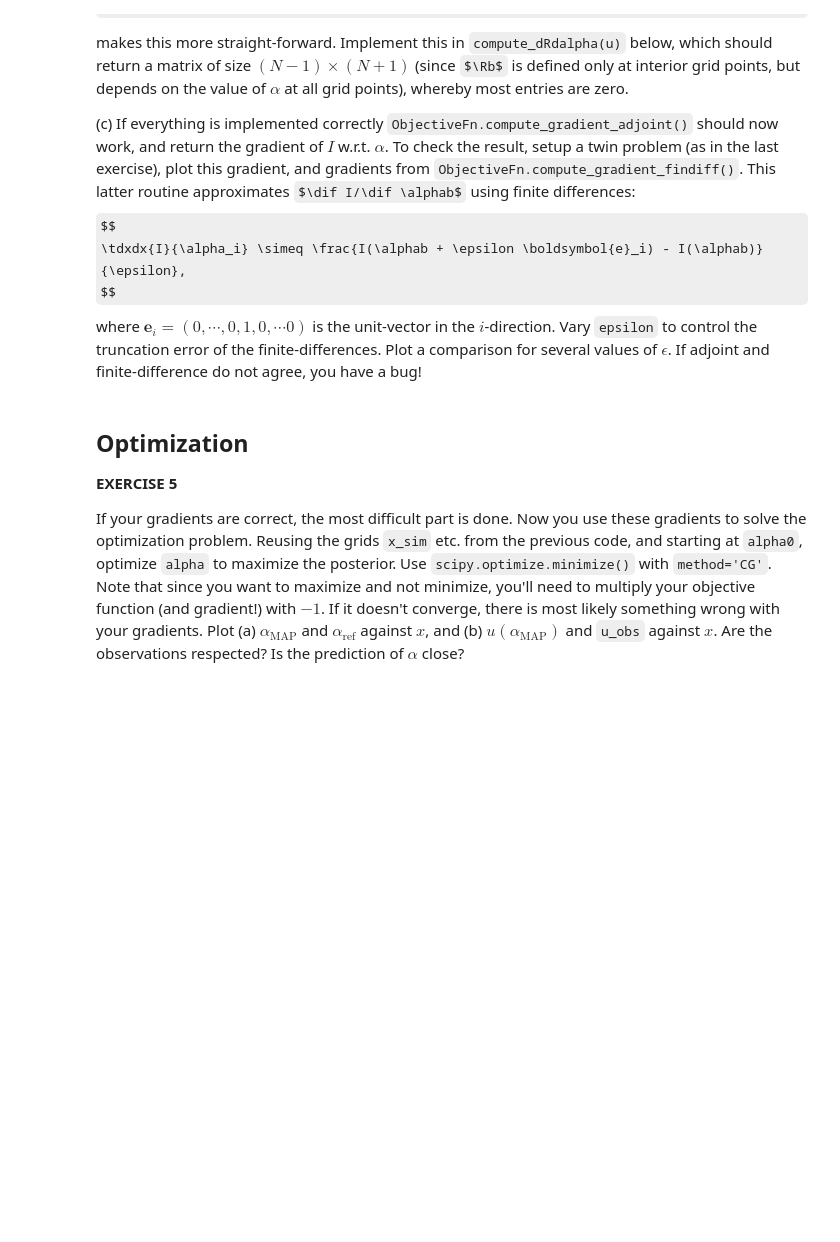
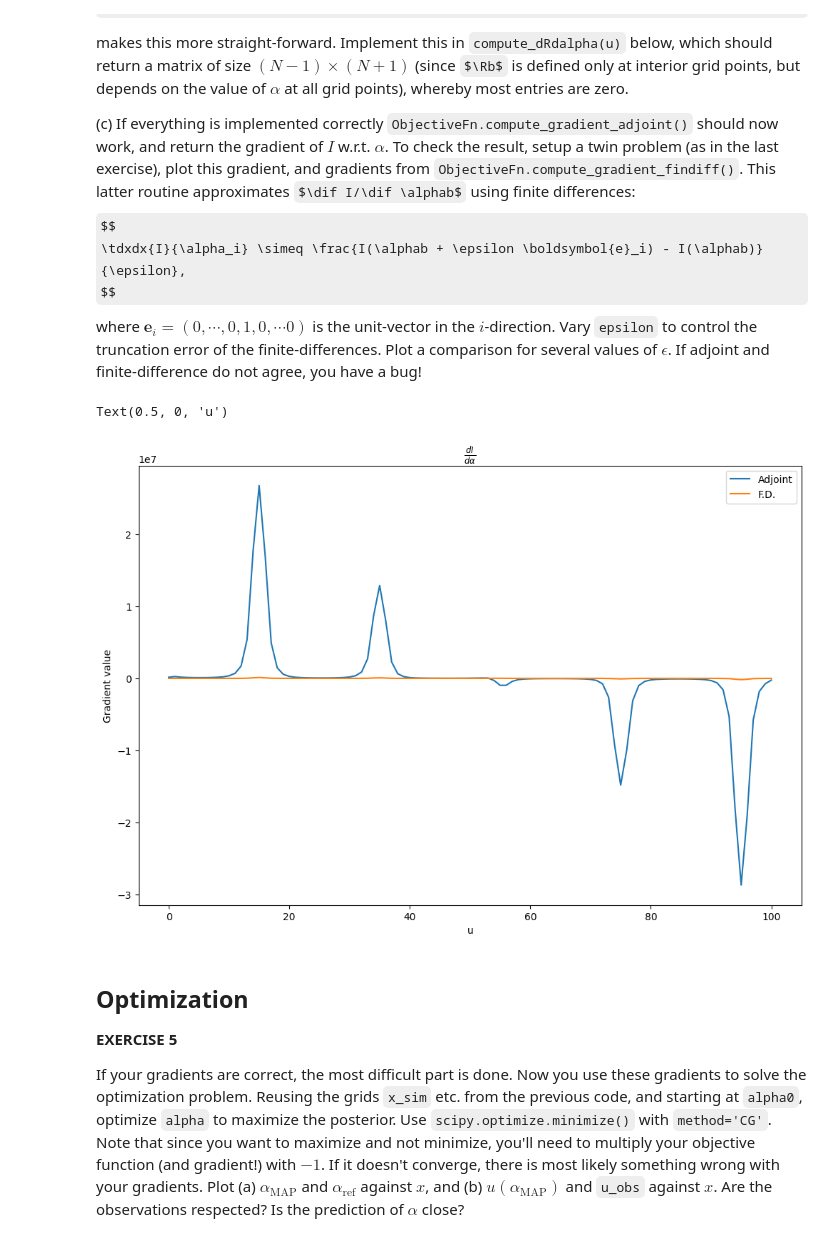
Before and after one commit to msahirs/CFD_IV, a Jupyter notebook: Tutorial4.ipynb, the cells around one changed output. Drawn from its saved outputs; the diff is of its cells as text; code cells hidden in the pictures; some formulas as TeX source; blank space fills up the shorter version.

Commit message:
implemented gradients (still need to debug)

```diff
--- a/Tutorial4.ipynb
+++ b/Tutorial4.ipynb
@@ -542,3 +582,73 @@ def compute_dRdalpha(u):
+# %%
+def solve_poisson_adjoint(alpha, dIdu):
+    """Solve adjoint Poisson problem with specified conditions."""
+    dIdu[0], dIdu[-1] = 0., 0.          # Due to Dirichlet BCs in primal solve
+    At = poisson_matrix(alpha).T
+    psi = linalg.spsolve(At, dIdu)
+    psi[0] = psi[-1] = 0.
+    return psi
+
+def compute_dRdalpha(u):
+    dRdalpha = np.zeros((len(u), len(u)))
+    h = 1./(len(u)-2)
+
+    for i in range(1, len(dRdalpha[0])-1):
+        for j in range(len(dRdalpha[1])):
+            # print(f'i = {i}, j = {j}')
+            if i == j:
+                dRdalpha[i, j] = 1/(4*h*h)*(u[i+1]-2*u[i]+u[i-1])
+            elif i+1 == j:
+                dRdalpha[i, j] = 1/(4*h*h)*(u[i+1]-u[i])
+            elif i-1 == j:
+                dRdalpha[i, j] = 1/(4*h*h)*(u[i-1]-u[i])
+    return dRdalpha
+
+### Setup twin problem
+def alpha_sin(x, amplitude, frequency):
+    return amplitude*np.sin(2*frequency*np.pi*x) + .6
+
+# Reference grid, observation locations and simulation grid respectively
+x_ref = np.linspace(0,1,10001)
+x_obs = np.linspace(0,1,40)
+x_sim = np.linspace(0,1,101)
+
+# Reference solution sampled at the observation points
+# This defines our reference for alpha with amplitude=0.55, frequency=5.
+alpha_ref = alpha_sin(x_ref, amplitude=0.55, frequency=5.)
+alpha_sim = alpha_sin(x_sim, amplitude=0.55, frequency=5.)
+u_ref = solve_poisson(alpha_ref, 0., U0, U1)
+u_obs = np.interp(x_obs, x_ref, u_ref, left=U0, right=U1)
+noise = 0.001
+
+# Lognormal Prior - feel free to change these and see the effect
+# mu_0, sigma_0, l = 0.5, 1., .01
+# mu_0, sigma_0, l = 0.5, 3., 1
+mu_0, sigma_0, l = 0, 1, 0.2
+
+mu_prior = mu_0*np.ones(x_sim.shape[0])
+P = sigma_0**2 * covariancefn_matern_12(x_sim, l)
+prior = multivariate_lognormal(mu_prior, P)
+
+# Initialize your objective function with the above data
+# objfn = ObjectiveFn(x_ref, 0., U0, U1, x_obs, u_obs, noise, prior)
+objfn = ObjectiveFn(x_sim, 0., U0, U1, x_obs, u_obs, noise, prior)
+
+### Evaluate adjoint/finite-difference gradients
+# dIdalpha_adjoint = objfn.compute_gradient_adjoint(alpha = alpha_ref)
+# dIdalpha_finite_diff = objfn.compute_gradient_findiff(alpha = alpha_ref, epsilon=1.e-5)
+dIdalpha_adjoint = objfn.compute_gradient_adjoint(alpha = alpha_sim)
+dIdalpha_finite_diff = objfn.compute_gradient_findiff(alpha = alpha_sim, epsilon=1.e-5)
+
+### Plot and compare
+plt.figure(figsize=(12,8))
+plt.plot(dIdalpha_adjoint, label ='Adjoint')
+plt.plot(dIdalpha_finite_diff, label ='F.D.')
+plt.legend()
+plt.title(r'$\frac{dI}{d \alpha}$')
+plt.ylabel('Gradient value'); plt.xlabel('u')
+# %% [output]
+Text(0.5, 0, 'u')
+[figure, added]
 # %% [markdown]
 ## Optimization
 
```
Also changed, not shown: parts of 6 cells of this notebook, 1 other file.
